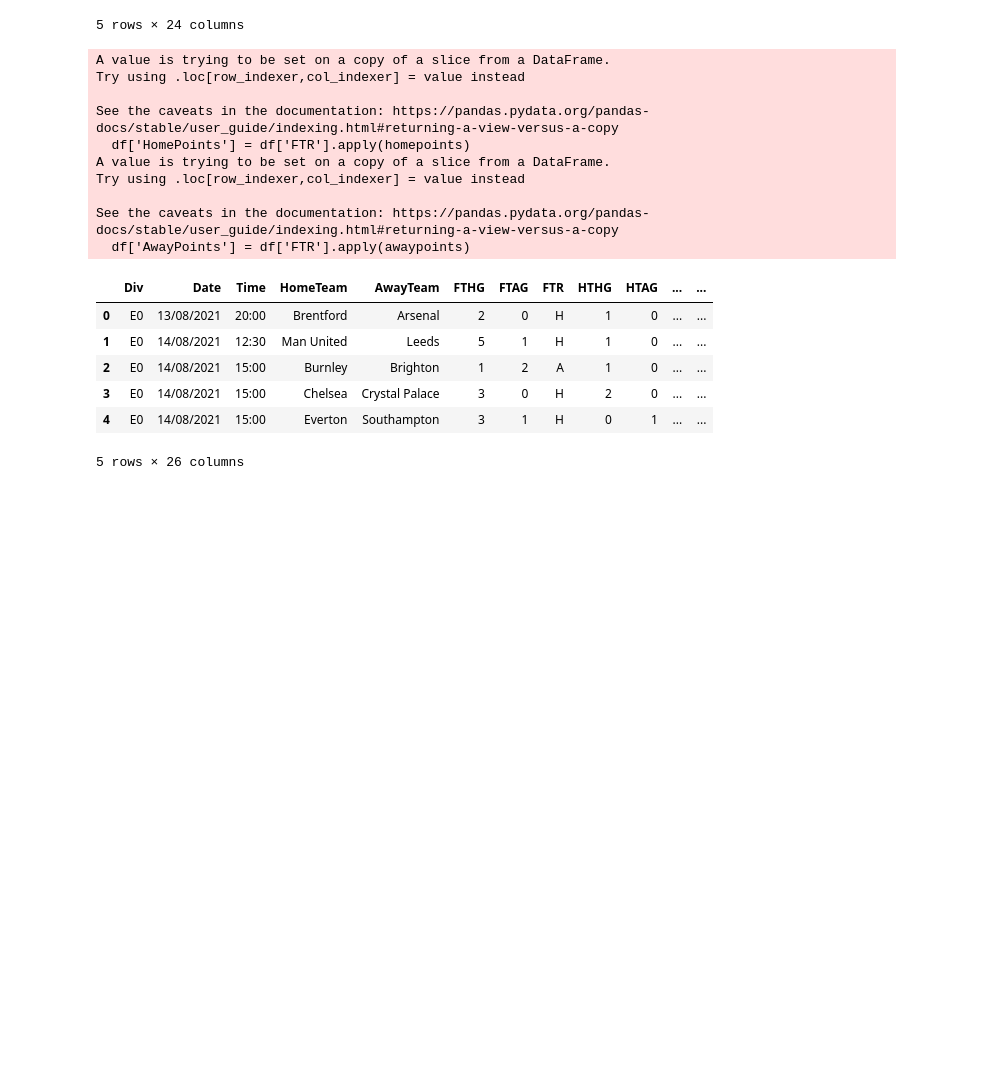
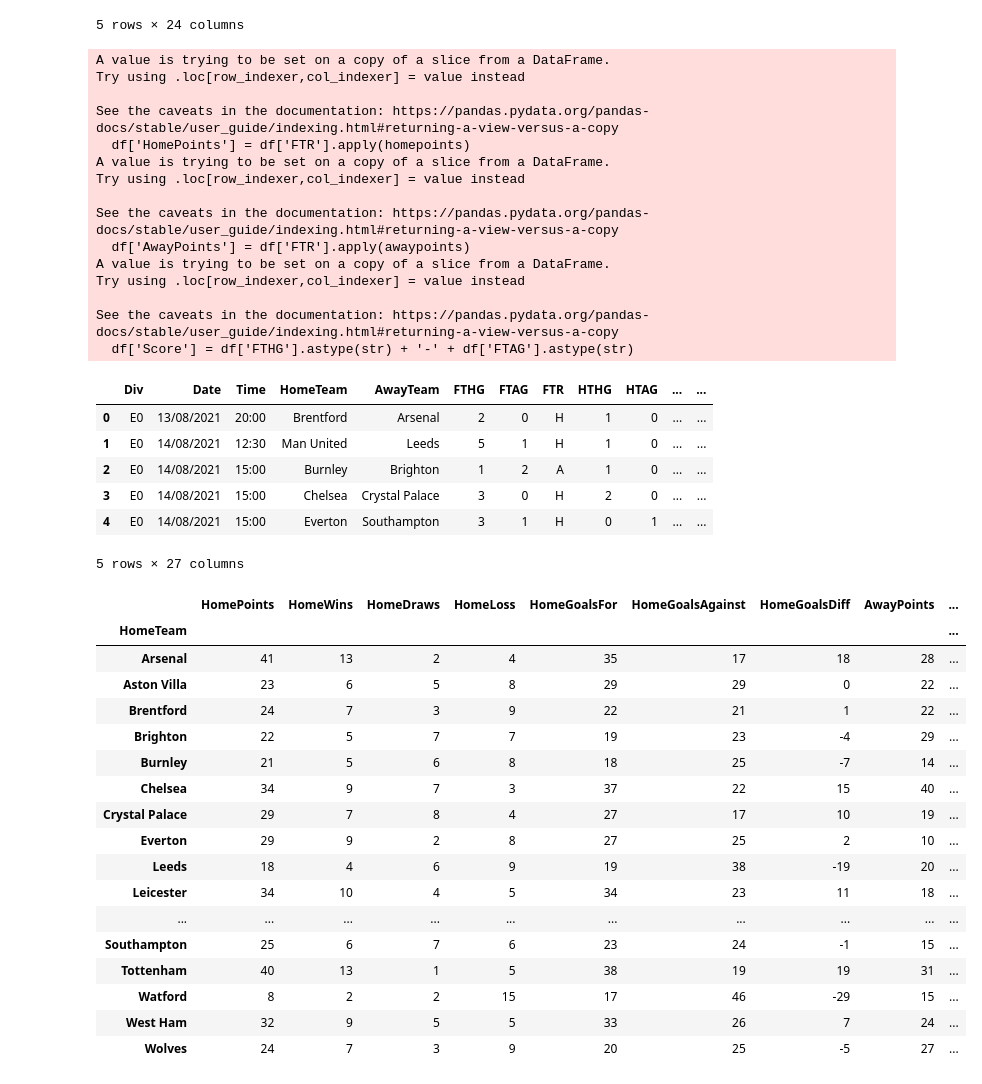
Before and after one commit to solstice035/footballdash, a Jupyter notebook: code/league.ipynb, the cells around one changed output. Saved outputs shown, nothing was run; the diff lists cells and outputs as text; code cells hidden in the pictures; blank space fills up the shorter version.

Commit message:
create home, away and league aggregations

```diff
--- a/code/league.ipynb
+++ b/code/league.ipynb
@@ -54,9 +54,13 @@ def awaypoints(FTR):
         return 0
     return 0
 
+
+df
+
 # df['HomePoints'] = df.apply(lambda row: hp(row), axis=1)
 df['HomePoints'] = df['FTR'].apply(homepoints)
 df['AwayPoints'] = df['FTR'].apply(awaypoints)
+df['Score'] = df['FTHG'].astype(str) + '-' + df['FTAG'].astype(str)
 
 df.head()
 # %% [output]
@@ -70,10 +74,15 @@ Try using .loc[row_indexer,col_indexer] = value instead
 
 See the caveats in the documentation: https://pandas.pydata.org/pandas-docs/stable/user_guide/indexing.html#returning-a-view-versus-a-copy
   df['AwayPoints'] = df['FTR'].apply(awaypoints)
+A value is trying to be set on a copy of a slice from a DataFrame.
+Try using .loc[row_indexer,col_indexer] = value instead
+
+See the caveats in the documentation: https://pandas.pydata.org/pandas-docs/stable/user_guide/indexing.html#returning-a-view-versus-a-copy
+  df['Score'] = df['FTHG'].astype(str) + '-' + df['FTAG'].astype(str)
 |  | Div | Date | Time | HomeTeam | AwayTeam | FTHG | FTAG | FTR | HTHG | HTAG | ... | ... |
 | 0 | E0 | 13/08/2021 | 20:00 | Brentford | Arsenal | 2 | 0 | H | 1 | 0 | ... | ... |
 | 1 | E0 | 14/08/2021 | 12:30 | Man United | Leeds | 5 | 1 | H | 1 | 0 | ... | ... |
 | 2 | E0 | 14/08/2021 | 15:00 | Burnley | Brighton | 1 | 2 | A | 1 | 0 | ... | ... |
 | 3 | E0 | 14/08/2021 | 15:00 | Chelsea | Crystal Palace | 3 | 0 | H | 2 | 0 | ... | ... |
 | 4 | E0 | 14/08/2021 | 15:00 | Everton | Southampton | 3 | 1 | H | 0 | 1 | ... | ... |
-5 rows × 26 columns
+5 rows × 27 columns
@@ -79,0 +91,49 @@ See the caveats in the documentation: https://pandas.pydata.org/pandas-docs/stab
+# %%
+def homeleague(x):
+        results = {
+            'HomePoints': x['HomePoints'].sum(),
+            'HomeWins': x[x['FTR']== 'H']['HomeTeam'].count(),
+            'HomeDraws': x[x['FTR']== 'D']['HomeTeam'].count(),
+            'HomeLoss': x[x['FTR']== 'A']['HomeTeam'].count(),
+            'HomeGoalsFor': x['FTHG'].sum(),
+            'HomeGoalsAgainst': x['FTAG'].sum(),
+            'HomeGoalsDiff': x['FTHG'].sum() - x['FTAG'].sum()
+        }
+        return pd.Series(results)
+
+def awayleague(x):
+    results = {
+        'AwayPoints': x['AwayPoints'].sum(),
+        'AwayWins': x[x['FTR']== 'A']['AwayTeam'].count(),
+        'AwayDraws': x[x['FTR']== 'D']['AwayTeam'].count(),
+        'AwayLoss': x[x['FTR']== 'H']['AwayTeam'].count(),
+        'AwayGoalsFor': x['FTAG'].sum(),
+        'AwayGoalsAgainst': x['FTHG'].sum(),
+        'AwayGoalsDiff': x['FTAG'].sum() - x['FTHG'].sum()
+    }
+    return pd.Series(results)
+
+df_homeleague = df.groupby('HomeTeam').apply(homeleague)
+df_awayleague = df.groupby('AwayTeam').apply(awayleague)
+df_league_temp = pd.merge(df_homeleague, df_awayleague, left_index=True, right_index=True)
+
+df_league_temp.head(20)
+# %% [output]
+|  | HomePoints | HomeWins | HomeDraws | HomeLoss | HomeGoalsFor | HomeGoalsAgainst | HomeGoalsDiff | AwayPoints | ... |
+| HomeTeam |  |  |  |  |  |  |  |  | ... |
+| Arsenal | 41 | 13 | 2 | 4 | 35 | 17 | 18 | 28 | ... |
+| Aston Villa | 23 | 6 | 5 | 8 | 29 | 29 | 0 | 22 | ... |
+| Brentford | 24 | 7 | 3 | 9 | 22 | 21 | 1 | 22 | ... |
+| Brighton | 22 | 5 | 7 | 7 | 19 | 23 | -4 | 29 | ... |
+| Burnley | 21 | 5 | 6 | 8 | 18 | 25 | -7 | 14 | ... |
+| Chelsea | 34 | 9 | 7 | 3 | 37 | 22 | 15 | 40 | ... |
+| Crystal Palace | 29 | 7 | 8 | 4 | 27 | 17 | 10 | 19 | ... |
+| Everton | 29 | 9 | 2 | 8 | 27 | 25 | 2 | 10 | ... |
+| Leeds | 18 | 4 | 6 | 9 | 19 | 38 | -19 | 20 | ... |
+| Leicester | 34 | 10 | 4 | 5 | 34 | 23 | 11 | 18 | ... |
+| ... | ... | ... | ... | ... | ... | ... | ... | ... | ... |
+| Southampton | 25 | 6 | 7 | 6 | 23 | 24 | -1 | 15 | ... |
+| Tottenham | 40 | 13 | 1 | 5 | 38 | 19 | 19 | 31 | ... |
+| Watford | 8 | 2 | 2 | 15 | 17 | 46 | -29 | 15 | ... |
+| West Ham | 32 | 9 | 5 | 5 | 33 | 26 | 7 | 24 | ... |
+| Wolves | 24 | 7 | 3 | 9 | 20 | 25 | -5 | 27 | ... |
```
Also changed, not shown: parts of 2 cells of this notebook.
